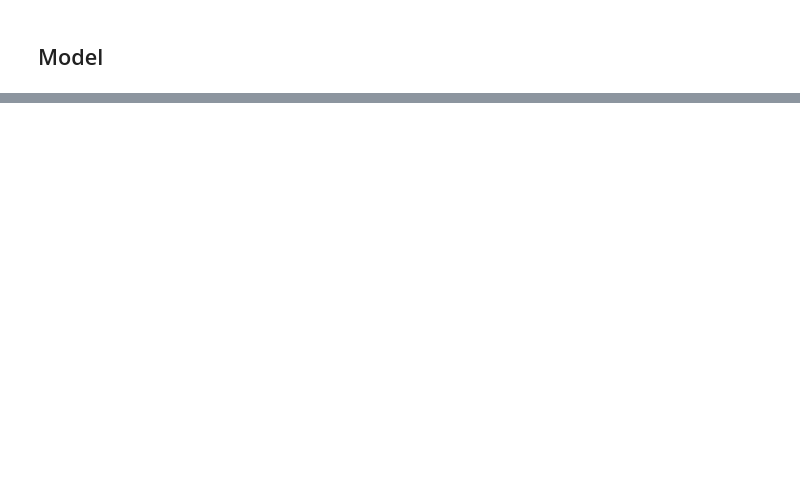
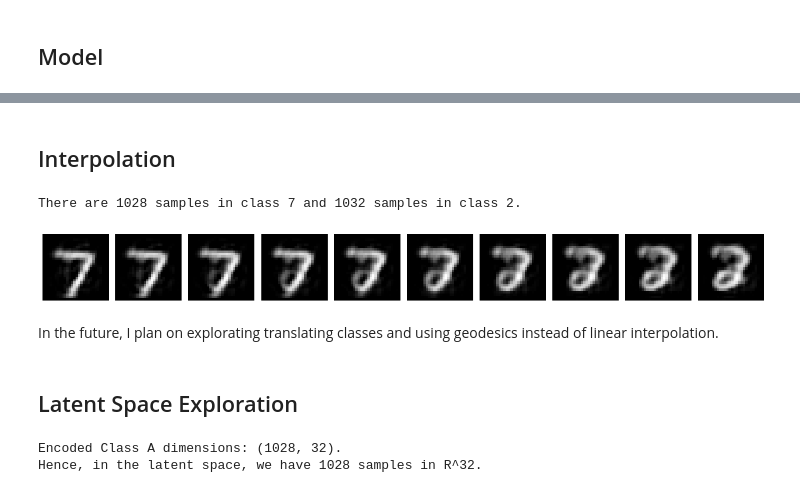
Before and after one commit to brfi3983/Latent-Space-Manipulation, a Jupyter notebook: MNIST_Interpolate.ipynb, the cells around one changed output, grey strips where cells are left out. Cells and saved outputs as stored; diff of their text form; code cells hidden in the pictures; blank space fills up the shorter version.

```diff
--- a/MNIST_Interpolate.ipynb
+++ b/MNIST_Interpolate.ipynb
@@ -141,0 +153,22 @@ ax2.imshow(reconstucted_image, cmap='Greys')
+# %% [markdown]
+## Interpolation
+# %%
+# Pick two classes
+c1 = 7
+c2 = 2
+
+# Select all samples that are within the class
+A = testloader.dataset.data[testloader.dataset.targets == c1]
+B = testloader.dataset.data[testloader.dataset.targets == c2]
+
+print(f'There are {A.shape[0]} samples in class {c1} and {B.shape[0]} samples in class {c2}.')
+# %% [output]
+There are 1028 samples in class 7 and 1032 samples in class 2.
+# %%
+# Flatten into [BATCH SIZE, 28*28]
+A = A.view(-1, 28*28)
+B = B.view(-1, 28*28)
+
+# Encode all zeros and ones into the latent space
+encoded_A = net.encoder(A.float()).detach().numpy()
+encoded_B = net.encoder(B.float()).detach().numpy()
@@ -141,0 +196,43 @@ ax2.imshow(reconstucted_image, cmap='Greys')
+# %%
+# Take the mean/centroid vector of all encoded zeros and ones
+A_centroid = np.mean(encoded_A, axis=0)
+B_centroid = np.mean(encoded_B, axis=0)
+A_to_B = B_centroid - A_centroid
+
+# Create an array for convex combination constant a
+a_arr = np.linspace(0, 1, num=11)
+
+# original latent image
+A_0 = encoded_A[0]
+
+# constrast constant (to increase clarity in reconstructed image)
+c = 10
+# %%
+# Plotting translation from classes
+fig, axs = plt.subplots(1,10)
+axs = axs.ravel()
+
+# For each convex combination constant
+for i in range(10):
+    a = a_arr[i]
+
+    # Get reconstructed interpolated sample and process image
+    image_vec = interpolate_sample(A_0, A_to_B, a)
+    image = process_image(image_vec, c)
+
+    # Plotting
+    axs[i].imshow(image, cmap=color_map.reversed())
+    axs[i].axis('off')
+fig.tight_layout()
+# %% [output]
+[figure, added]
+# %% [markdown]
+In the future, I plan on explorating translating classes and using geodesics instead of linear interpolation.
+# %% [markdown]
+## Latent Space Exploration
+# %%
+print(f'Encoded Class A dimensions: {encoded_A.shape}.')
+print(f'Hence, in the latent space, we have {encoded_A.shape[0]} samples in R^{encoded_A.shape[1]}.')
+# %% [output]
+Encoded Class A dimensions: (1028, 32).
+Hence, in the latent space, we have 1028 samples in R^32.
```
Also changed, not shown: parts of 20 cells of this notebook, 1 other file.
